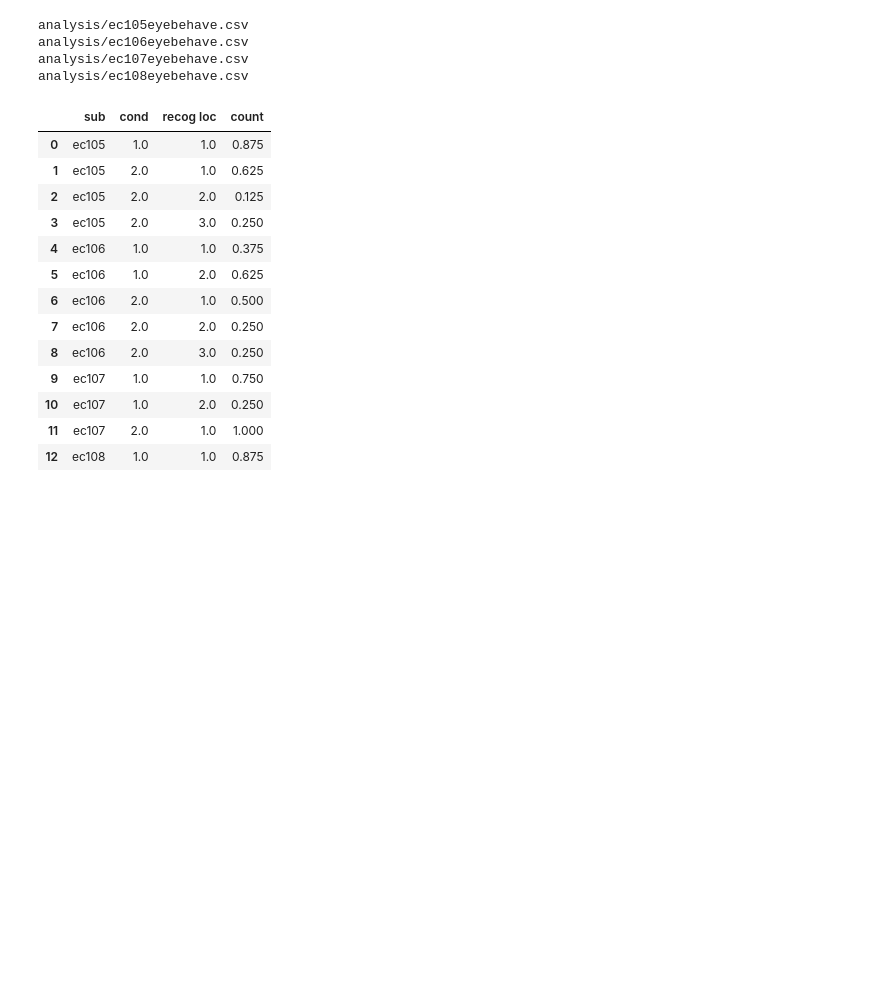
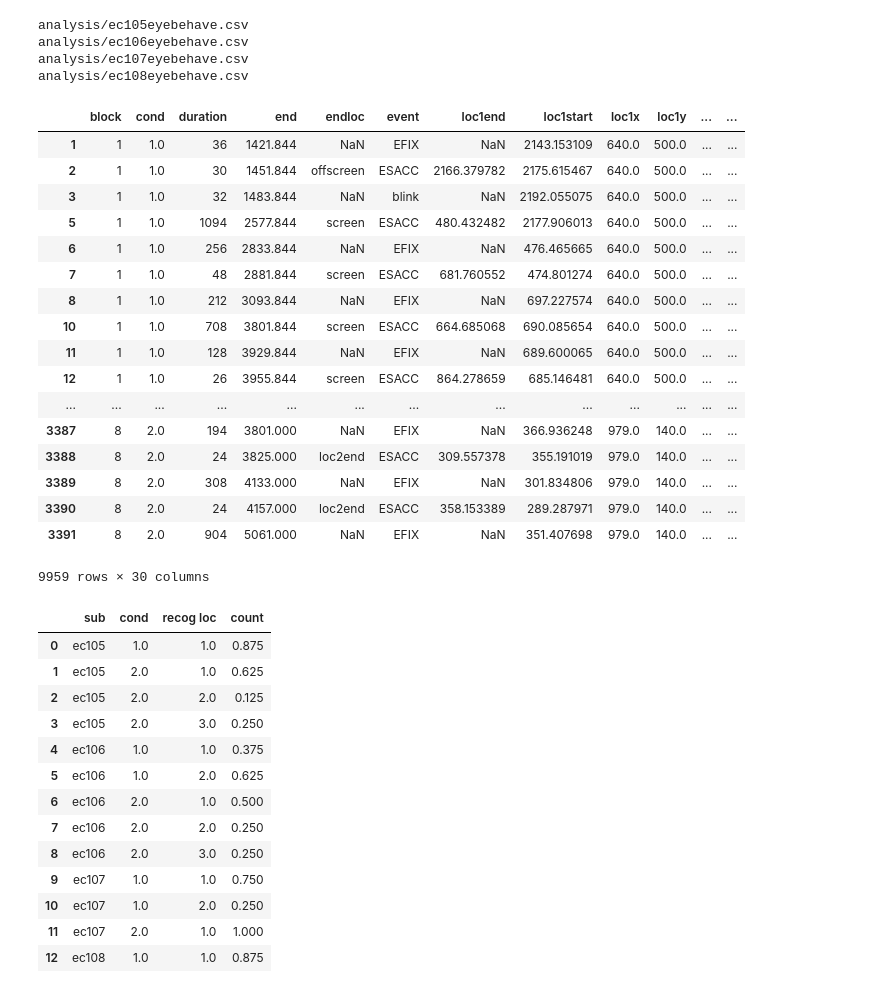
Before and after one commit to donnajobridge/location-space, a Jupyter notebook: eyebehave_visualizations.ipynb, the cells around one changed output. Saved outputs shown, nothing was run; the diff lists cells and outputs as text; code cells hidden in the pictures; blank space fills up the shorter version.

```diff
--- a/eyebehave_visualizations.ipynb
+++ b/eyebehave_visualizations.ipynb
@@ -6,16 +6,35 @@ import matplotlib.pyplot as plt
 # %%
 sublist=['ec105', 'ec106', 'ec107', 'ec108']
 all=pd.DataFrame()
 for sub in sublist:
     file='analysis/' + sub + 'eyebehave.csv'
     print(file)
     eye=pd.read_csv(file, index_col=0)
     all=pd.concat([all,eye])
+all
 # %% [output]
 analysis/ec105eyebehave.csv
 analysis/ec106eyebehave.csv
 analysis/ec107eyebehave.csv
 analysis/ec108eyebehave.csv
+|  | block | cond | duration | end | endloc | event | loc1end | loc1start | loc1x | loc1y | ... | ... |
+| 1 | 1 | 1.0 | 36 | 1421.844 | NaN | EFIX | NaN | 2143.153109 | 640.0 | 500.0 | ... | ... |
+| 2 | 1 | 1.0 | 30 | 1451.844 | offscreen | ESACC | 2166.379782 | 2175.615467 | 640.0 | 500.0 | ... | ... |
+| 3 | 1 | 1.0 | 32 | 1483.844 | NaN | blink | NaN | 2192.055075 | 640.0 | 500.0 | ... | ... |
+| 5 | 1 | 1.0 | 1094 | 2577.844 | screen | ESACC | 480.432482 | 2177.906013 | 640.0 | 500.0 | ... | ... |
+| 6 | 1 | 1.0 | 256 | 2833.844 | NaN | EFIX | NaN | 476.465665 | 640.0 | 500.0 | ... | ... |
+| 7 | 1 | 1.0 | 48 | 2881.844 | screen | ESACC | 681.760552 | 474.801274 | 640.0 | 500.0 | ... | ... |
+| 8 | 1 | 1.0 | 212 | 3093.844 | NaN | EFIX | NaN | 697.227574 | 640.0 | 500.0 | ... | ... |
+| 10 | 1 | 1.0 | 708 | 3801.844 | screen | ESACC | 664.685068 | 690.085654 | 640.0 | 500.0 | ... | ... |
+| 11 | 1 | 1.0 | 128 | 3929.844 | NaN | EFIX | NaN | 689.600065 | 640.0 | 500.0 | ... | ... |
+| 12 | 1 | 1.0 | 26 | 3955.844 | screen | ESACC | 864.278659 | 685.146481 | 640.0 | 500.0 | ... | ... |
+| ... | ... | ... | ... | ... | ... | ... | ... | ... | ... | ... | ... | ... |
+| 3387 | 8 | 2.0 | 194 | 3801.000 | NaN | EFIX | NaN | 366.936248 | 979.0 | 140.0 | ... | ... |
+| 3388 | 8 | 2.0 | 24 | 3825.000 | loc2end | ESACC | 309.557378 | 355.191019 | 979.0 | 140.0 | ... | ... |
+| 3389 | 8 | 2.0 | 308 | 4133.000 | NaN | EFIX | NaN | 301.834806 | 979.0 | 140.0 | ... | ... |
+| 3390 | 8 | 2.0 | 24 | 4157.000 | loc2end | ESACC | 358.153389 | 289.287971 | 979.0 | 140.0 | ... | ... |
+| 3391 | 8 | 2.0 | 904 | 5061.000 | NaN | EFIX | NaN | 351.407698 | 979.0 | 140.0 | ... | ... |
+9959 rows × 30 columns
 # %%
 all['count']=1
 all=all[all['recog loc']!=-1]
```
